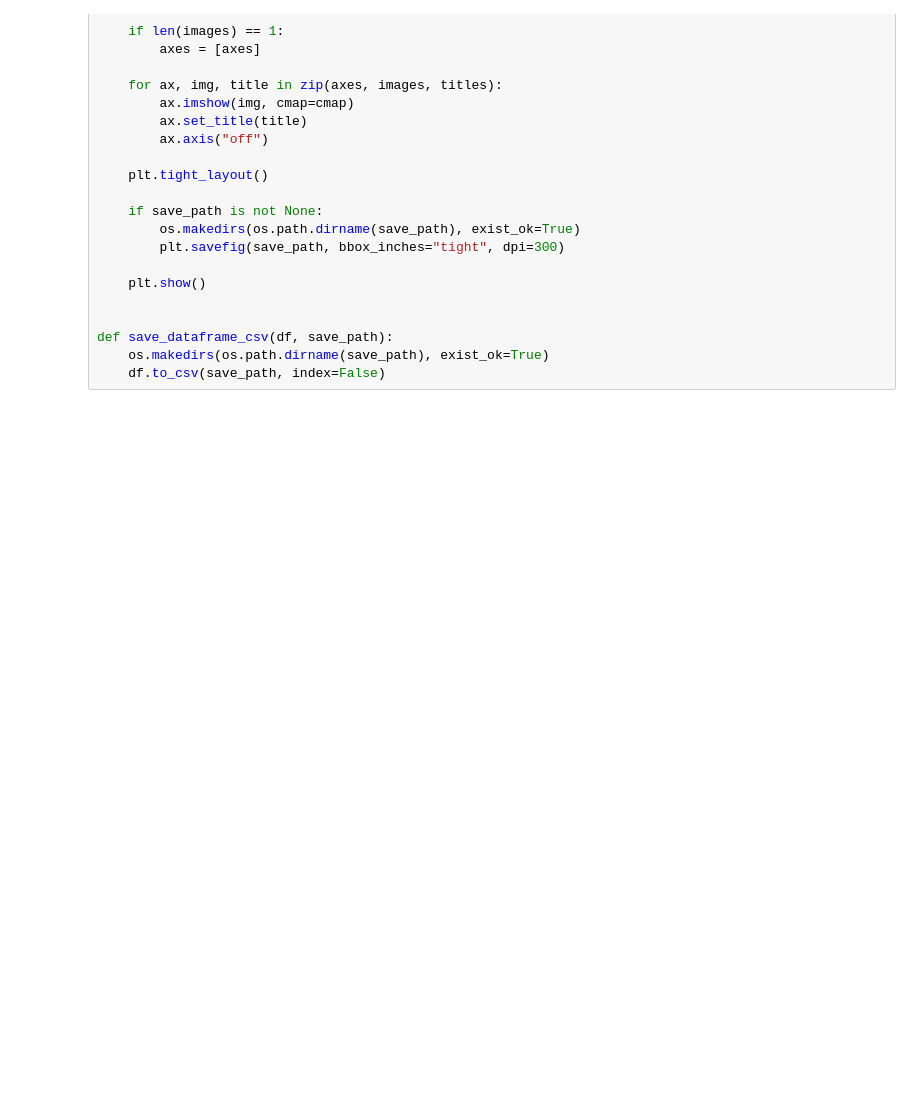
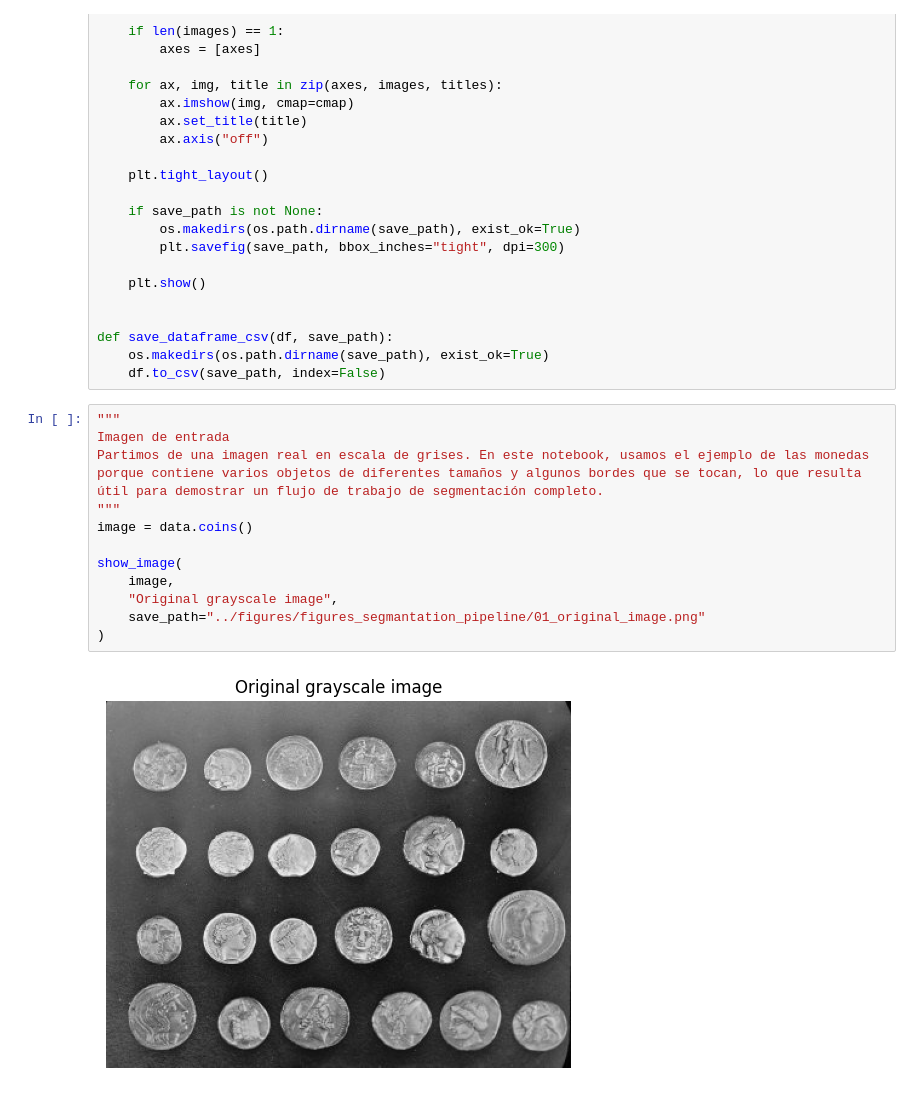
Before and after one commit to peterzm/ai-imaging-portfolio, a Jupyter notebook: 04_segmentation/notebooks/05_scientific_image_segmentation_pipeline.ipynb, the cells around one changed output. Saved outputs shown, nothing was run; the diff lists cells and outputs as text; blank space fills up the shorter version.

```diff
--- a/04_segmentation/notebooks/05_scientific_image_segmentation_pipeline.ipynb
+++ b/04_segmentation/notebooks/05_scientific_image_segmentation_pipeline.ipynb
@@ -64,3 +64,17 @@ def compare_images(images, titles, cmap="gray", figsize=(15, 5), save_path=None)
 def save_dataframe_csv(df, save_path):
     os.makedirs(os.path.dirname(save_path), exist_ok=True)
     df.to_csv(save_path, index=False)
+# %%
+"""
+Imagen de entrada
+Partimos de una imagen real en escala de grises. En este notebook, usamos el ejemplo de las monedas porque contiene varios objetos de diferentes tamaños y algunos bordes que se tocan, lo que resulta útil para demostrar un flujo de trabajo de segmentación completo.
+"""
+image = data.coins()
+
+show_image(
+    image,
+    "Original grayscale image",
+    save_path="../figures/figures_segmantation_pipeline/01_original_image.png"
+)
+# %% [output]
+[figure, added]
```
Also changed, not shown: parts of 2 cells of this notebook, 3 other files.
